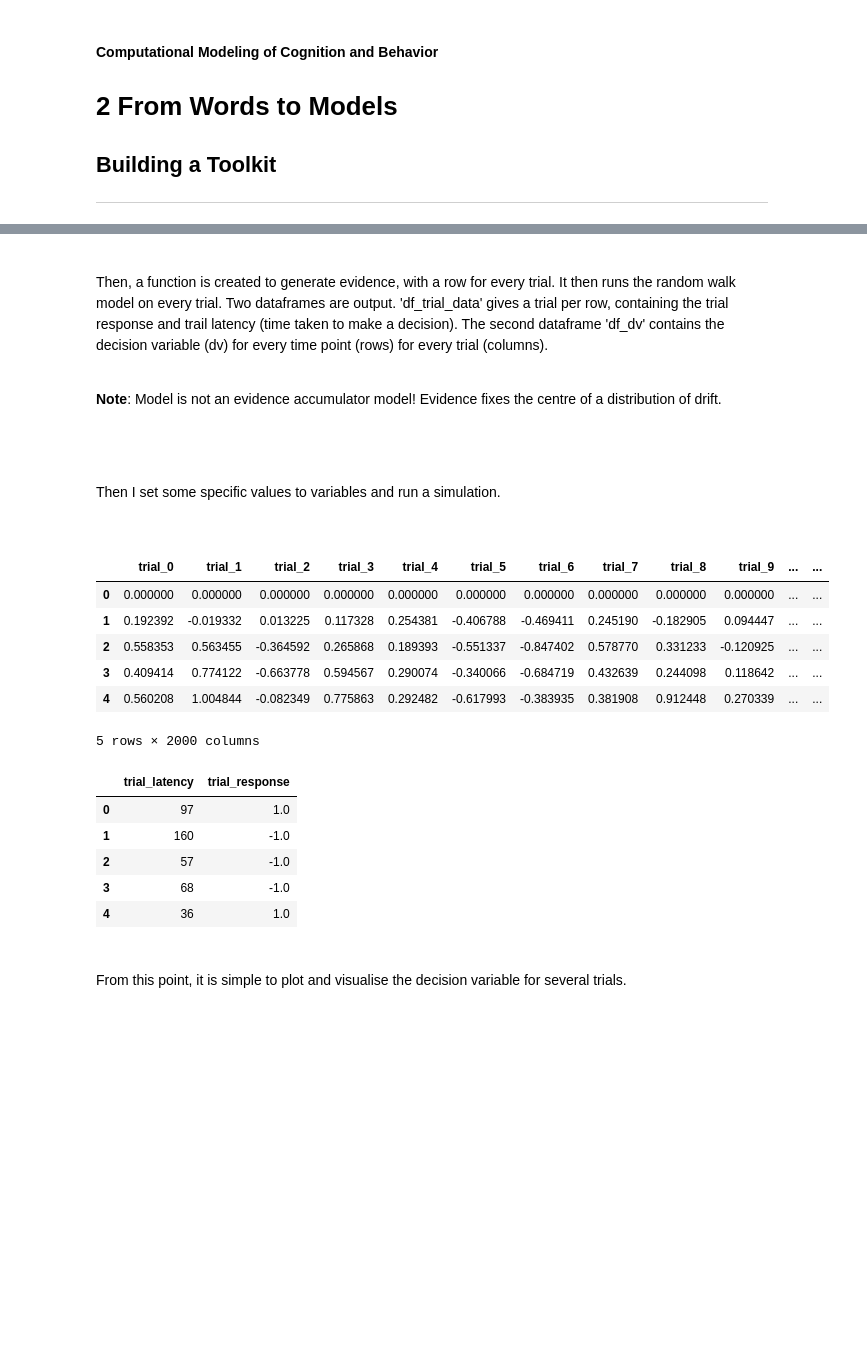
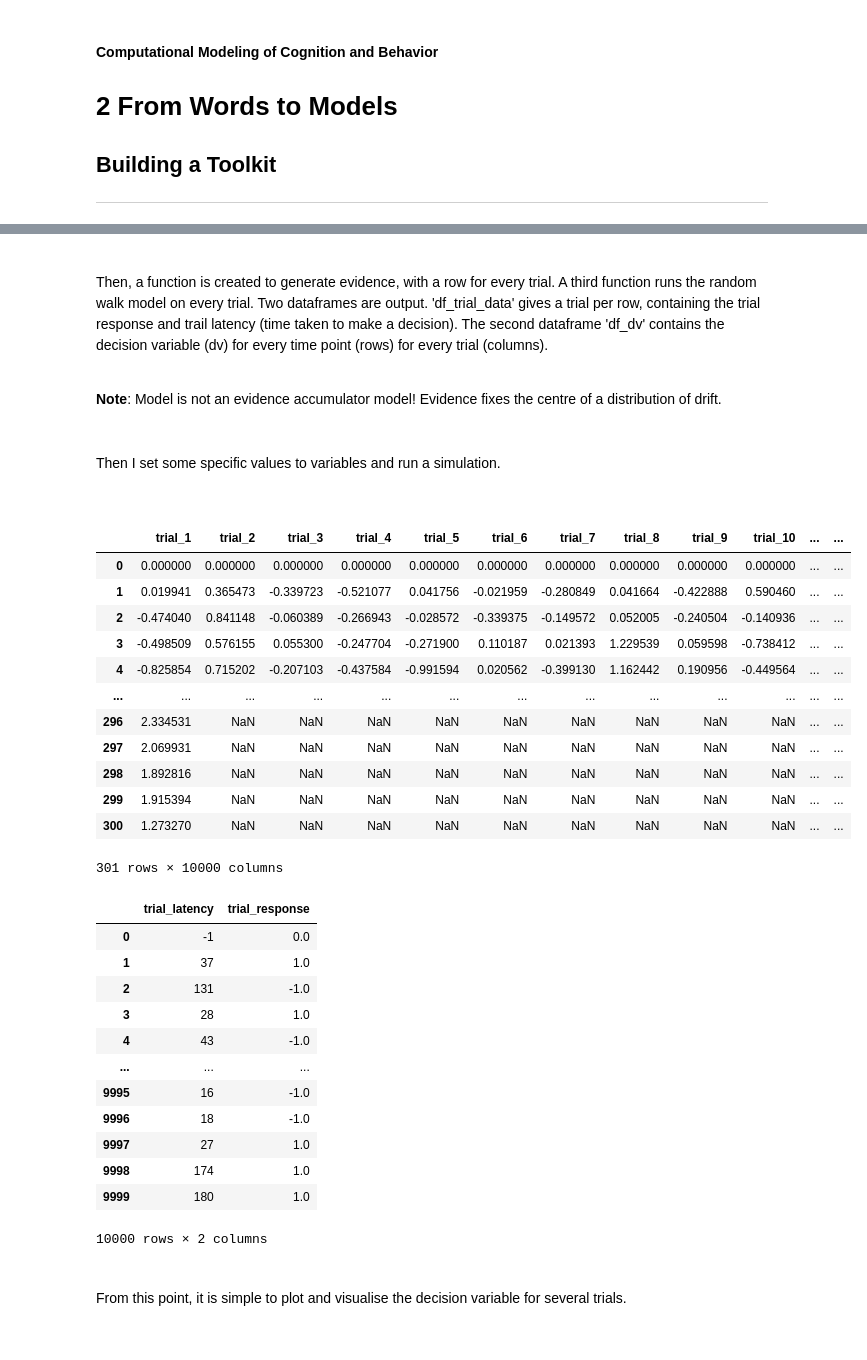
Before and after one commit to Benorli/CMCB, a Jupyter notebook: Notebooks/CMCB_From_Words_to_Models.ipynb, the cells around one changed output, grey strips where cells are left out. Cells and saved outputs as stored; diff of their text form; code cells hidden in the pictures; blank space fills up the shorter version.

```diff
--- a/Notebooks/CMCB_From_Words_to_Models.ipynb
+++ b/Notebooks/CMCB_From_Words_to_Models.ipynb
@@ -88,10 +112,8 @@ def random_walk_trial(acc_drift_row, threshold):
 # %% [markdown]
 <br>
 
-Then, a function is created to generate evidence, with a row for every trial. It then runs the random walk model on every trial. Two dataframes are output. 'df_trial_data' gives a trial per row, containing the trial response and trail latency (time taken to make a decision). The second dataframe 'df_dv' contains the decision variable (dv) for every time point (rows) for every trial (columns).
+Then, a function is created to generate evidence, with a row for every trial. A third function runs the random walk model on every trial. Two dataframes are output. 'df_trial_data' gives a trial per row, containing the trial response and trail latency (time taken to make a decision). The second dataframe 'df_dv' contains the decision variable (dv) for every time point (rows) for every trial (columns).
 
 <br>
 
 **Note**: Model is not an evidence accumulator model! Evidence fixes the centre of a distribution of drift.
-
-<br>
@@ -131,36 +201,59 @@ Then I set some specific values to variables and run a simulation.
 # %%
 from IPython.display import display
 
-# set example params
-df_dv, df_trials = random_walk(nreps=2000,
-                               nsamples=200,
-                               drift=0,  # the amount of evidence, 0 gives a random decision
-                               sd_rw=0.3,  # standard deviation of random walk (noise in the evidence)
-                               threshold=3)
+nreps = 10000
+nsamples = 300
+evidence = 0    # the amount of evidence, 0 gives a random decision
+sd_rw = 0.3     # standard deviation of the random walk
+threshold = 3
 
-df_dv_above, df_trials_above = random_walk(nreps=2000,
-                                             nsamples=200,
-                                             drift=0.3,  # the amount of evidence, 0.3 gives a decision to the above boundry
-                                             sd_rw=0.3,  # standard deviation of random walk (noise in the evidence)
-                                             threshold=3)
+acc_drift = gen_drift(evidence,
+                      sd_rw,
+                      nreps,
+                      nsamples)
+df_dv, df_trials = random_walk(nreps,
+                               threshold,
+                               acc_drift)
 
+evidence = 0.3  # the amount of evidence, 0.3 gives a decision to the above boundry
 
-display(df_dv.head())
-display(df_trials.head())
+acc_drift = gen_drift(evidence,
+                      sd_rw,
+                      nreps,
+                      nsamples)
+df_dv_above, df_trials_above = random_walk(nreps,
+                                           threshold,
+                                           acc_drift)
+
+display(df_dv)
+display(df_trials)
 # %% [output]
-|  | trial_0 | trial_1 | trial_2 | trial_3 | trial_4 | trial_5 | trial_6 | trial_7 | trial_8 | trial_9 | ... | ... |
+|  | trial_1 | trial_2 | trial_3 | trial_4 | trial_5 | trial_6 | trial_7 | trial_8 | trial_9 | trial_10 | ... | ... |
 | 0 | 0.000000 | 0.000000 | 0.000000 | 0.000000 | 0.000000 | 0.000000 | 0.000000 | 0.000000 | 0.000000 | 0.000000 | ... | ... |
-| 1 | 0.192392 | -0.019332 | 0.013225 | 0.117328 | 0.254381 | -0.406788 | -0.469411 | 0.245190 | -0.182905 | 0.094447 | ... | ... |
-| 2 | 0.558353 | 0.563455 | -0.364592 | 0.265868 | 0.189393 | -0.551337 | -0.847402 | 0.578770 | 0.331233 | -0.120925 | ... | ... |
-| 3 | 0.409414 | 0.774122 | -0.663778 | 0.594567 | 0.290074 | -0.340066 | -0.684719 | 0.432639 | 0.244098 | 0.118642 | ... | ... |
-| 4 | 0.560208 | 1.004844 | -0.082349 | 0.775863 | 0.292482 | -0.617993 | -0.383935 | 0.381908 | 0.912448 | 0.270339 | ... | ... |
+| 1 | 0.019941 | 0.365473 | -0.339723 | -0.521077 | 0.041756 | -0.021959 | -0.280849 | 0.041664 | -0.422888 | 0.590460 | ... | ... |
+| 2 | -0.474040 | 0.841148 | -0.060389 | -0.266943 | -0.028572 | -0.339375 | -0.149572 | 0.052005 | -0.240504 | -0.140936 | ... | ... |
+| 3 | -0.498509 | 0.576155 | 0.055300 | -0.247704 | -0.271900 | 0.110187 | 0.021393 | 1.229539 | 0.059598 | -0.738412 | ... | ... |
+| 4 | -0.825854 | 0.715202 | -0.207103 | -0.437584 | -0.991594 | 0.020562 | -0.399130 | 1.162442 | 0.190956 | -0.449564 | ... | ... |
+| ... | ... | ... | ... | ... | ... | ... | ... | ... | ... | ... | ... | ... |
+| 296 | 2.334531 | NaN | NaN | NaN | NaN | NaN | NaN | NaN | NaN | NaN | ... | ... |
+| 297 | 2.069931 | NaN | NaN | NaN | NaN | NaN | NaN | NaN | NaN | NaN | ... | ... |
+| 298 | 1.892816 | NaN | NaN | NaN | NaN | NaN | NaN | NaN | NaN | NaN | ... | ... |
+| 299 | 1.915394 | NaN | NaN | NaN | NaN | NaN | NaN | NaN | NaN | NaN | ... | ... |
+| 300 | 1.273270 | NaN | NaN | NaN | NaN | NaN | NaN | NaN | NaN | NaN | ... | ... |
-5 rows × 2000 columns
+301 rows × 10000 columns
 |  | trial_latency | trial_response |
-| 0 | 97 | 1.0 |
-| 1 | 160 | -1.0 |
-| 2 | 57 | -1.0 |
-| 3 | 68 | -1.0 |
-| 4 | 36 | 1.0 |
+| 0 | -1 | 0.0 |
+| 1 | 37 | 1.0 |
+| 2 | 131 | -1.0 |
+| 3 | 28 | 1.0 |
+| 4 | 43 | -1.0 |
+| ... | ... | ... |
+| 9995 | 16 | -1.0 |
+| 9996 | 18 | -1.0 |
+| 9997 | 27 | 1.0 |
+| 9998 | 174 | 1.0 |
+| 9999 | 180 | 1.0 |
+10000 rows × 2 columns
 # %% [markdown]
 <br>
 
```
Also changed, not shown: parts of 8 cells of this notebook.
